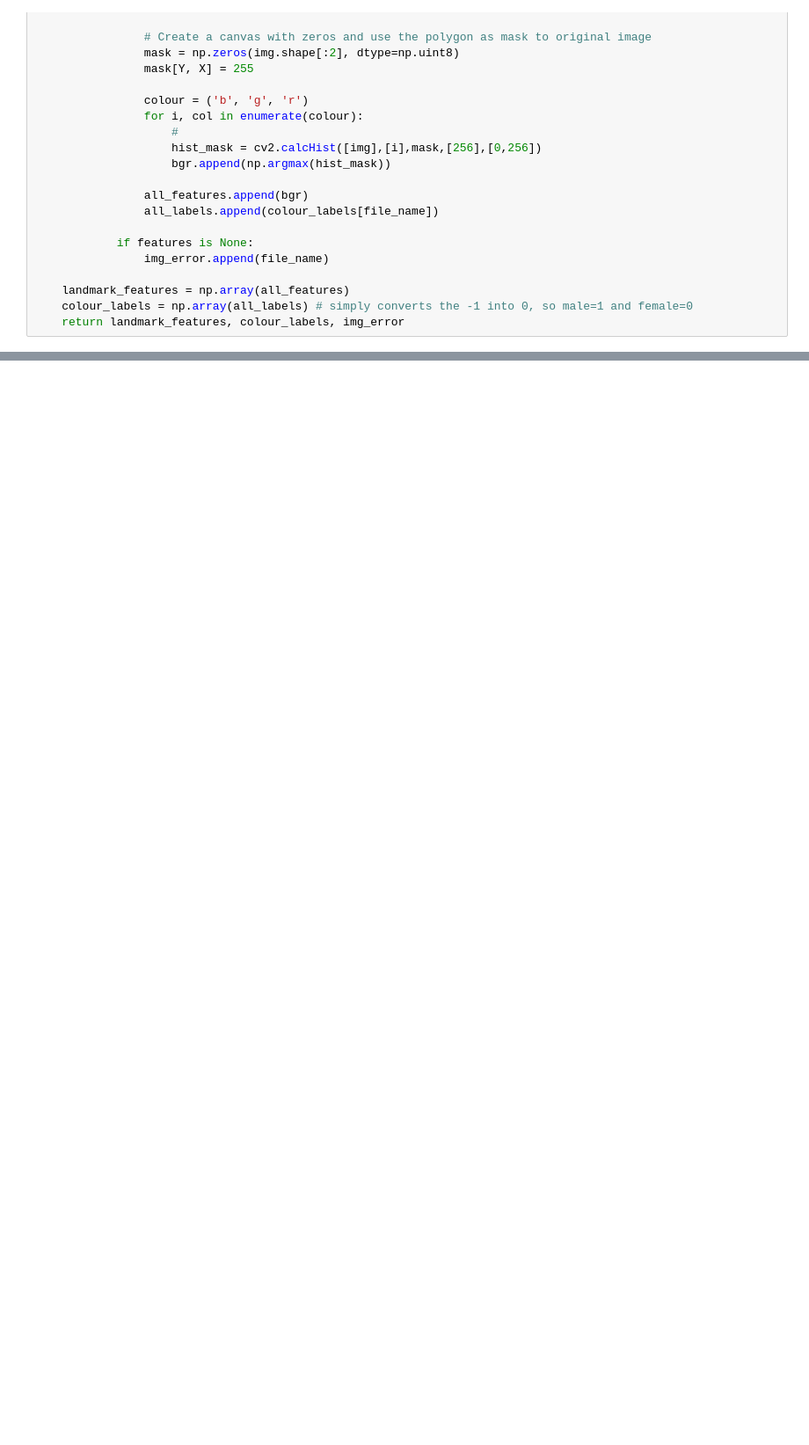
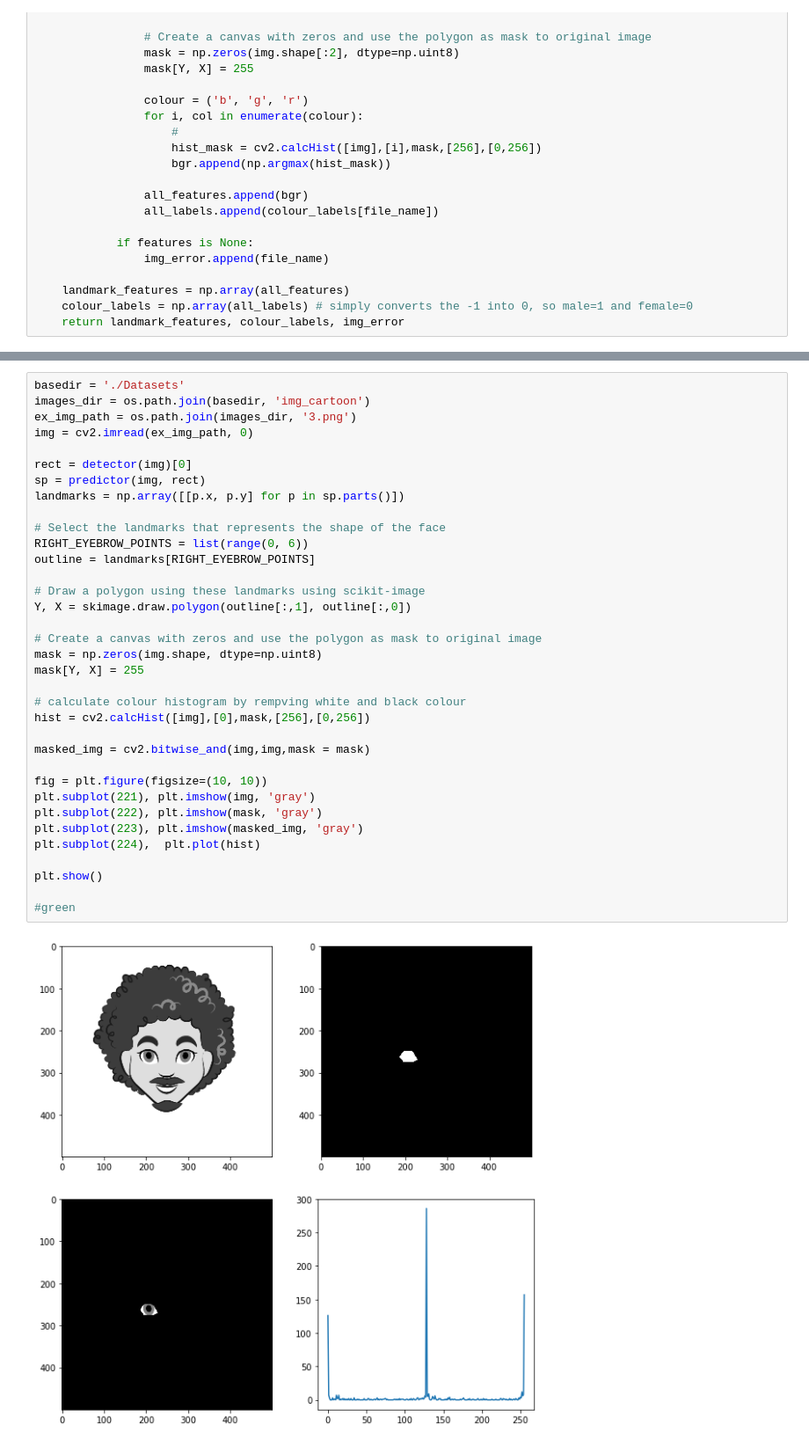
Before and after one commit to harizjuzaimi/AMLSassignment19_20, a Jupyter notebook: B2/B2_test.ipynb, the cells around one changed output, grey strips where cells are left out. Shown at 88% size. Drawn from its saved outputs; the diff is of its cells as text; blank space fills up the shorter version.

```diff
--- a/B2/B2_test.ipynb
+++ b/B2/B2_test.ipynb
@@ -417,2 +365,39 @@ plt.show()
 # %% [output]
 [figure]
+# %%
+basedir = './Datasets'
+images_dir = os.path.join(basedir, 'img_cartoon')
+ex_img_path = os.path.join(images_dir, '3.png')
+img = cv2.imread(ex_img_path, 0)
+
+rect = detector(img)[0]
+sp = predictor(img, rect)
+landmarks = np.array([[p.x, p.y] for p in sp.parts()])
+
+# Select the landmarks that represents the shape of the face
+RIGHT_EYEBROW_POINTS = list(range(0, 6))
+outline = landmarks[RIGHT_EYEBROW_POINTS]
+
+# Draw a polygon using these landmarks using scikit-image
+Y, X = skimage.draw.polygon(outline[:,1], outline[:,0])
+
+# Create a canvas with zeros and use the polygon as mask to original image
+mask = np.zeros(img.shape, dtype=np.uint8)
+mask[Y, X] = 255
+
+# calculate colour histogram by rempving white and black colour
+hist = cv2.calcHist([img],[0],mask,[256],[0,256])
+
+masked_img = cv2.bitwise_and(img,img,mask = mask)
+
+fig = plt.figure(figsize=(10, 10))
+plt.subplot(221), plt.imshow(img, 'gray')
+plt.subplot(222), plt.imshow(mask, 'gray')
+plt.subplot(223), plt.imshow(masked_img, 'gray')
+plt.subplot(224),  plt.plot(hist)
+
+plt.show()
+
+#green
+# %% [output]
+[figure, added]
```
Also changed, not shown: parts of 20 cells of this notebook, 4 other files.
